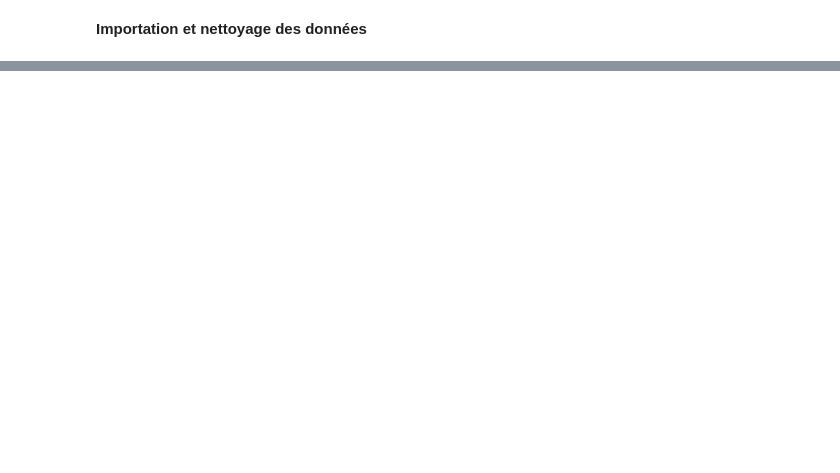
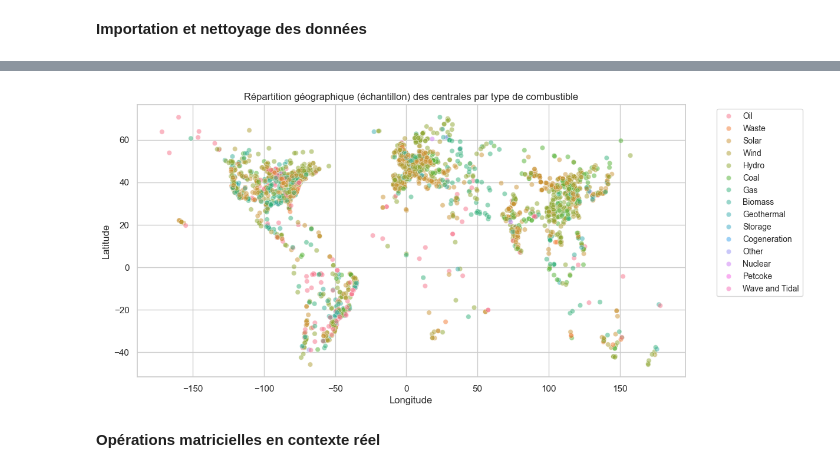
Before and after one commit to BAKARY16/DI-Bootcamp, a Jupyter notebook: week03/day02/daily_challenge/challenge.ipynb, the cells around one changed output, grey strips where cells are left out. Drawn from its saved outputs; the diff is of its cells as text; code cells hidden in the pictures; blank space fills up the shorter version.

```diff
--- a/week03/day02/daily_challenge/challenge.ipynb
+++ b/week03/day02/daily_challenge/challenge.ipynb
@@ -45,0 +252,14 @@ TypeError: NDFrame.fillna() got an unexpected keyword argument 'method'
+# %%
+# Carte simple des centrales avec latitude et longitude
+map_data = clean_data.dropna(subset=['latitude', 'longitude']).copy()
+plt.figure(figsize=(12, 6))
+sns.scatterplot(x='longitude', y='latitude', hue='primary_fuel', data=map_data.sample(min(3000, len(map_data)), random_state=42), legend='brief', alpha=0.5)
+plt.title('Répartition géographique (échantillon) des centrales par type de combustible')
+plt.xlabel('Longitude')
+plt.ylabel('Latitude')
+plt.legend(bbox_to_anchor=(1.05, 1), loc='upper left', fontsize='small')
+plt.show()
+# %% [output]
+[figure, added]
+# %% [markdown]
+**Opérations matricielles en contexte réel**
```
Also changed, not shown: parts of 18 cells of this notebook, 1 other file.
